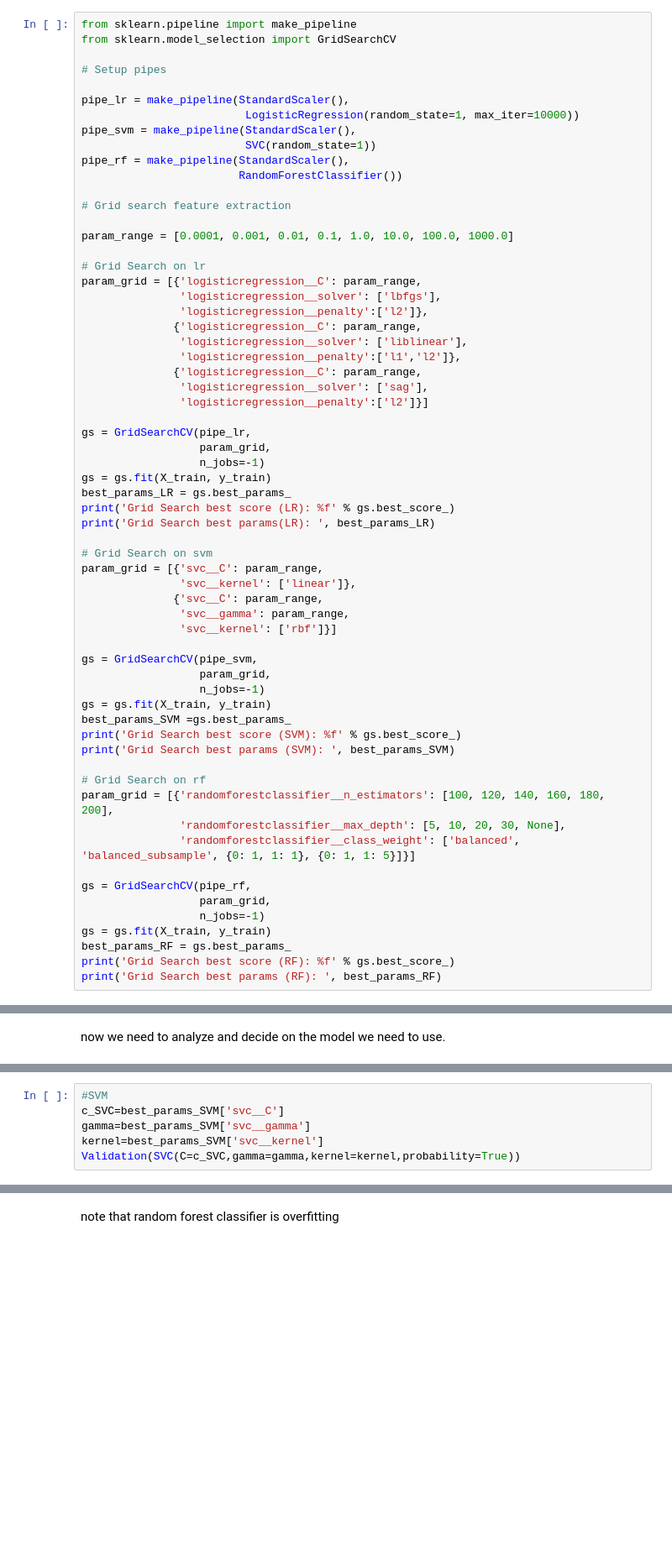
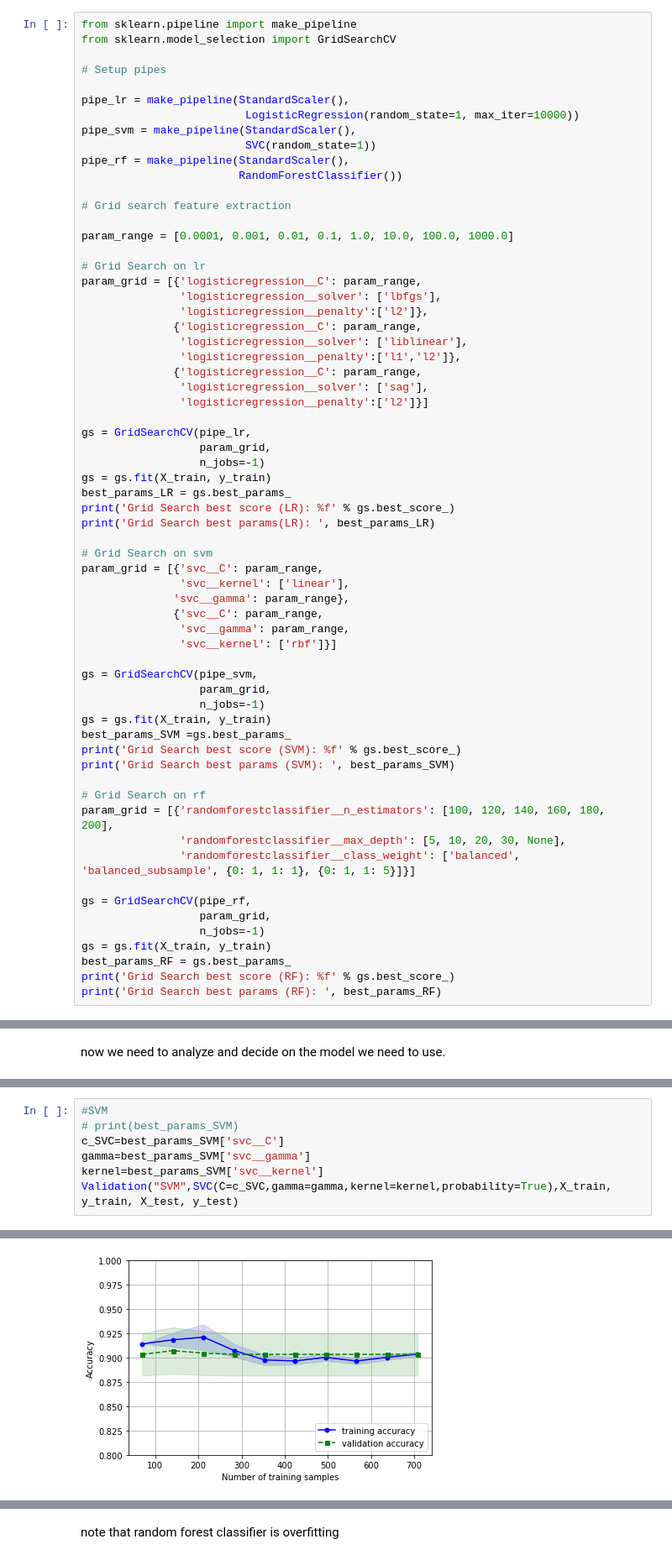
Before and after one commit to Jhavaa/Final_Project_ML, a Jupyter notebook: FinalProject.ipynb, the cells around one changed output, grey strips where cells are left out. Shown at 84% size. Saved outputs shown, nothing was run; the diff lists cells and outputs as text; blank space fills up the shorter version.

```diff
--- a/FinalProject.ipynb
+++ b/FinalProject.ipynb
@@ -429,7 +454,8 @@ print('Grid Search best params(LR): ', best_params_LR)
 
 # Grid Search on svm
 param_grid = [{'svc__C': param_range,
-               'svc__kernel': ['linear']},
+               'svc__kernel': ['linear'],
+              'svc__gamma': param_range},
               {'svc__C': param_range,
                'svc__gamma': param_range,
                'svc__kernel': ['rbf']}]
@@ -630,6 +693,8 @@ NameError: name 'X_train_std' is not defined
 # %%
 #SVM
+# print(best_params_SVM)
 c_SVC=best_params_SVM['svc__C']
 gamma=best_params_SVM['svc__gamma']
 kernel=best_params_SVM['svc__kernel']
-Validation(SVC(C=c_SVC,gamma=gamma,kernel=kernel,probability=True))
+Validation("SVM",SVC(C=c_SVC,gamma=gamma,kernel=kernel,probability=True),X_train, y_train, X_test, y_test)
+# %% [output]
@@ -635,0 +707 @@ Validation(SVC(C=c_SVC,gamma=gamma,kernel=kernel,probability=True))
+[figure, added]
```
Also changed, not shown: parts of 24 cells of this notebook.
